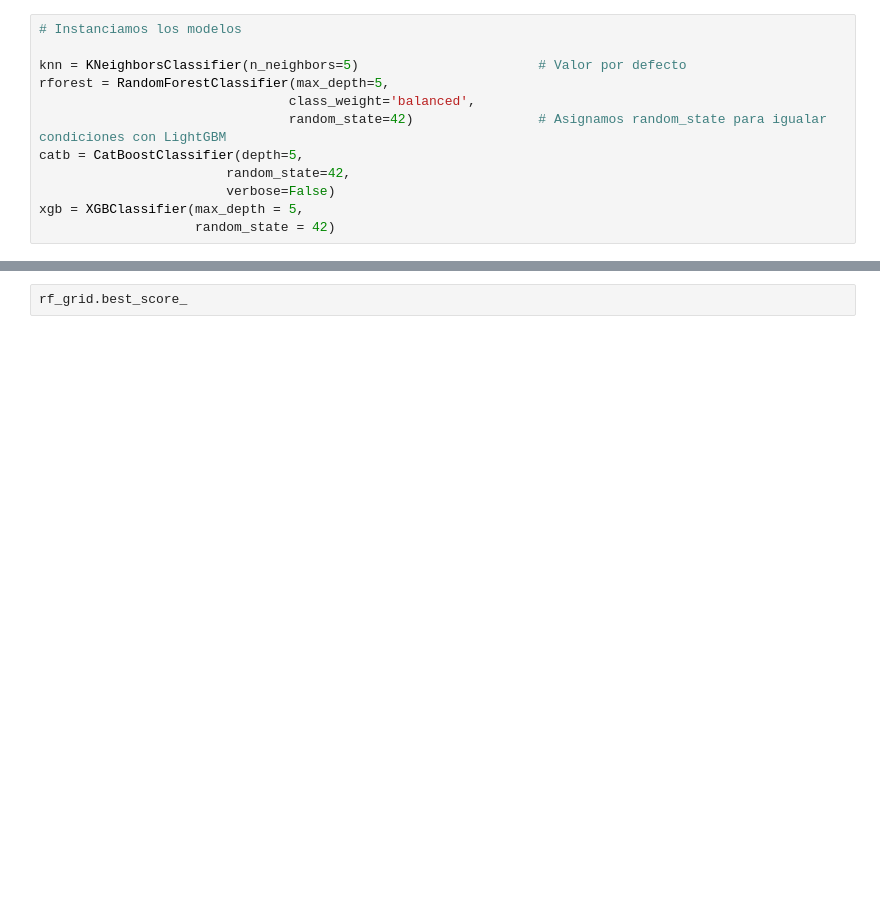
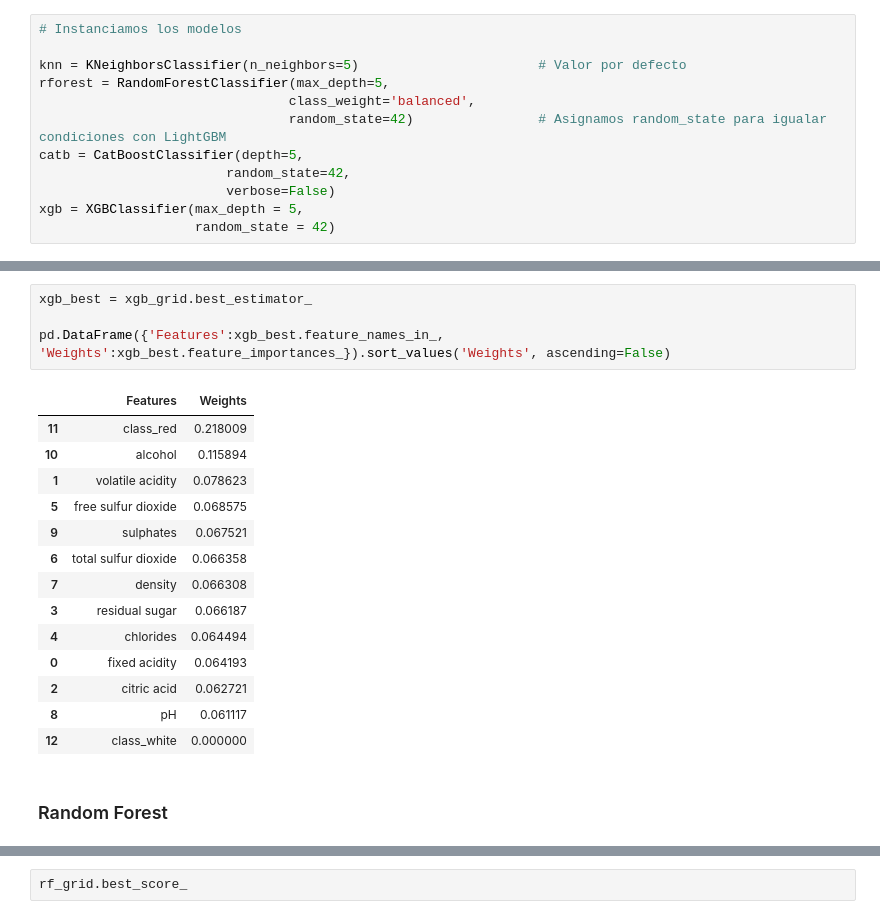
Before and after one commit to vrieraj/ONLINE_DS_THEBRIDGE_Ejercicios, a Jupyter notebook: 04_Machine_Learning/Sprint_12/Unidad_02/Practica_Obligatoria/18_Practica_Obligatoria_Repaso_Aprendizaje_Supervisado.ipynb, the cells around one changed output, grey strips where cells are left out. Saved outputs shown, nothing was run; the diff lists cells and outputs as text; blank space fills up the shorter version.

```diff
--- a/04_Machine_Learning/Sprint_12/Unidad_02/Practica_Obligatoria/18_Practica_Obligatoria_Repaso_Aprendizaje_Supervisado.ipynb
+++ b/04_Machine_Learning/Sprint_12/Unidad_02/Practica_Obligatoria/18_Practica_Obligatoria_Repaso_Aprendizaje_Supervisado.ipynb
@@ -342 +382,22 @@ CatBoost sin esc.:       0.3091335302620621
+# %%
+xgb_best = xgb_grid.best_estimator_
+
+pd.DataFrame({'Features':xgb_best.feature_names_in_, 'Weights':xgb_best.feature_importances_}).sort_values('Weights', ascending=False)
+# %% [output]
+|  | Features | Weights |
+| 11 | class_red | 0.218009 |
+| 10 | alcohol | 0.115894 |
+| 1 | volatile acidity | 0.078623 |
+| 5 | free sulfur dioxide | 0.068575 |
+| 9 | sulphates | 0.067521 |
+| 6 | total sulfur dioxide | 0.066358 |
+| 7 | density | 0.066308 |
+| 3 | residual sugar | 0.066187 |
+| 4 | chlorides | 0.064494 |
+| 0 | fixed acidity | 0.064193 |
+| 2 | citric acid | 0.062721 |
+| 8 | pH | 0.061117 |
+| 12 | class_white | 0.000000 |
+# %% [markdown]
+### Random Forest
 # %%
```
Also changed, not shown: parts of 13 cells of this notebook, 3 other files.
